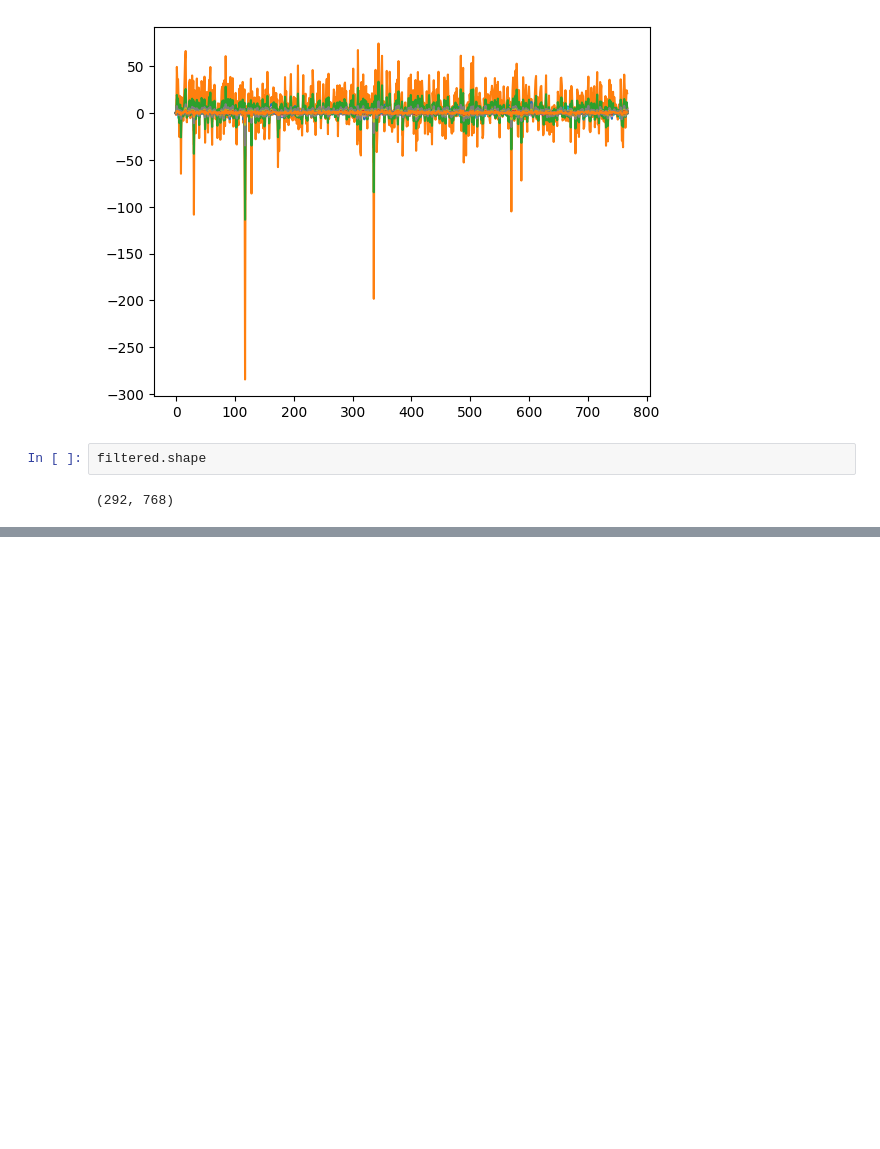
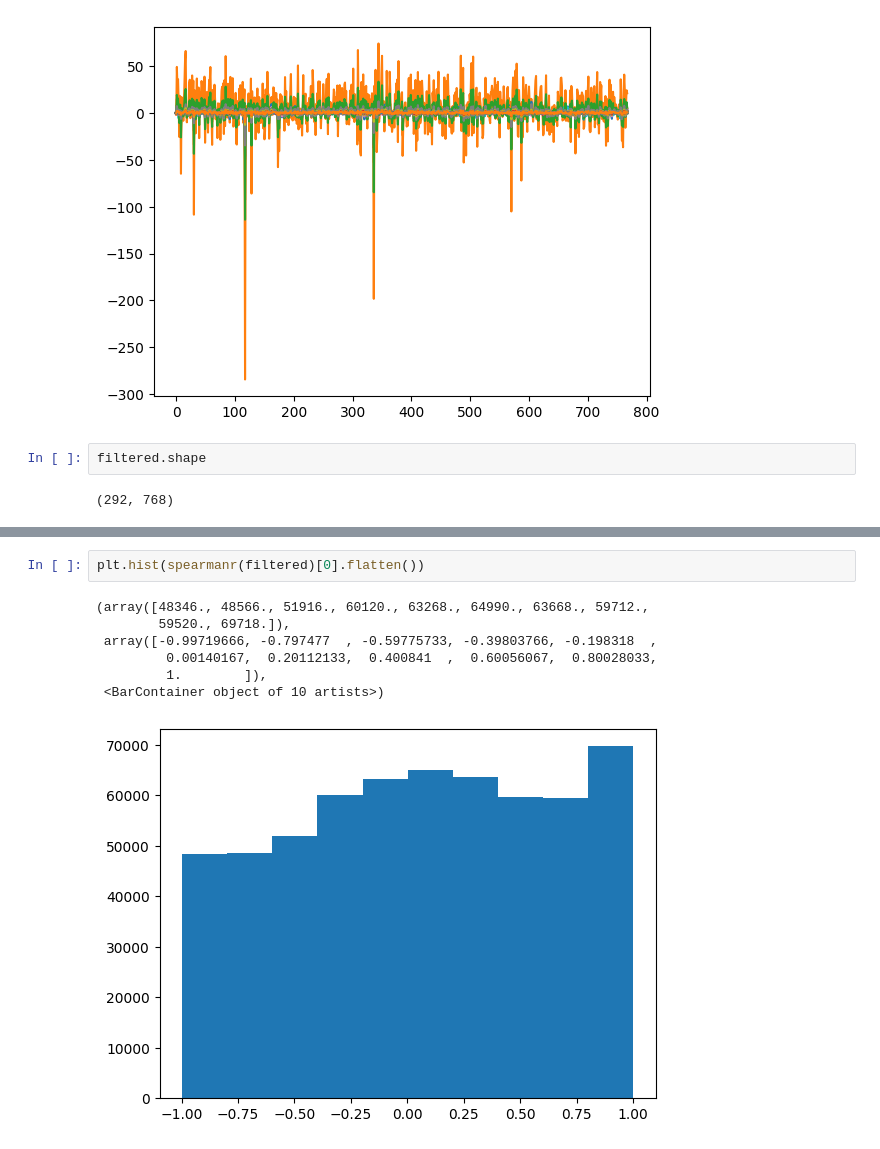
Before and after one commit to mariakesa/MousePipeline, a Jupyter notebook: filtering/idea_test_parallel.ipynb, the cells around one changed output, grey strips where cells are left out. Drawn from its saved outputs; the diff is of its cells as text; blank space fills up the shorter version.

```diff
--- a/filtering/idea_test_parallel.ipynb
+++ b/filtering/idea_test_parallel.ipynb
@@ -181,0 +206,10 @@ plt.imshow(np.cov(filtered))
+# %%
+plt.hist(spearmanr(filtered)[0].flatten())
+# %% [output]
+(array([48346., 48566., 51916., 60120., 63268., 64990., 63668., 59712.,
+        59520., 69718.]),
+ array([-0.99719666, -0.797477  , -0.59775733, -0.39803766, -0.198318  ,
+         0.00140167,  0.20112133,  0.400841  ,  0.60056067,  0.80028033,
+         1.        ]),
+ <BarContainer object of 10 artists>)
+[figure, added]
```
Also changed, not shown: parts of 5 cells of this notebook.
